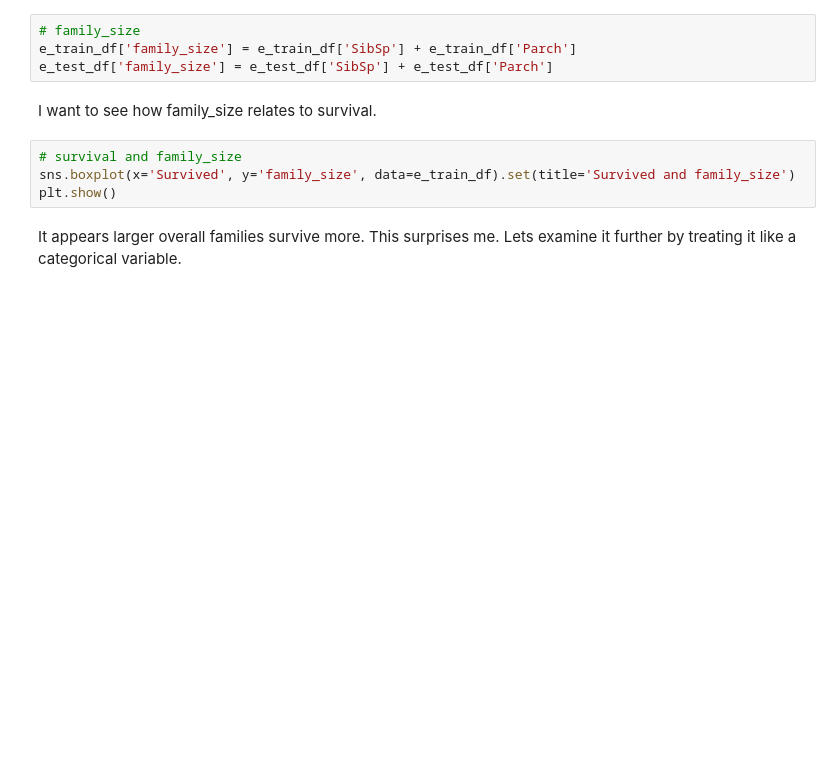
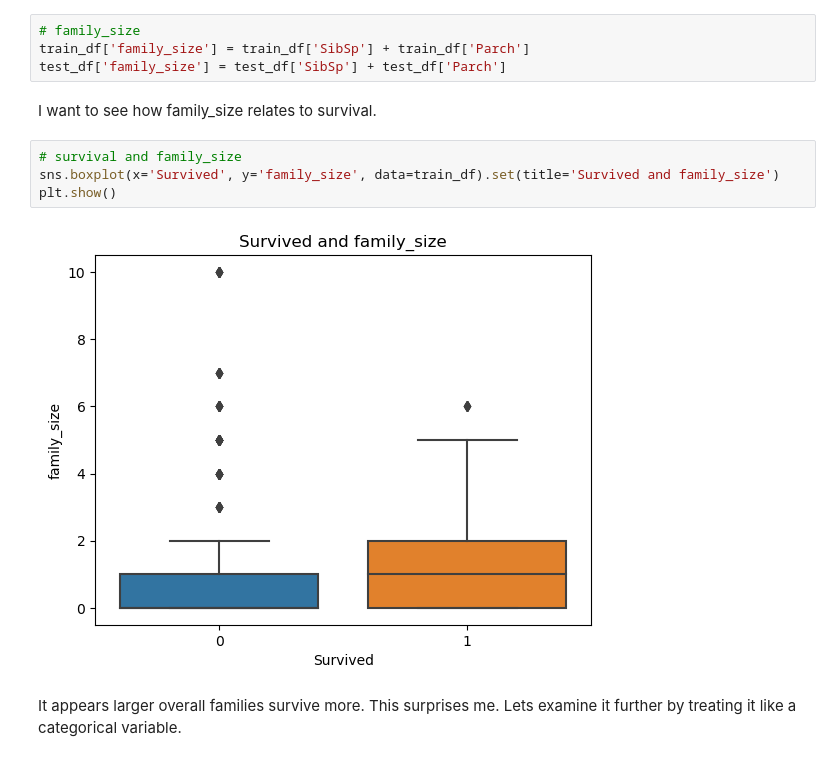
Before and after one commit to levimjoseph/kaggle-public, a Jupyter notebook: titanic-classification.ipynb, the cells around one changed output. Saved outputs shown, nothing was run; the diff lists cells and outputs as text; blank space fills up the shorter version.

```diff
--- a/titanic-classification.ipynb
+++ b/titanic-classification.ipynb
@@ -501,14 +504,16 @@ Pclass correlates with having been assigned a cabin.
 Family size is total amount of siblings, spouses, parents and children.
 # %%
 # family_size
-e_train_df['family_size'] = e_train_df['SibSp'] + e_train_df['Parch']
-e_test_df['family_size'] = e_test_df['SibSp'] + e_test_df['Parch']
+train_df['family_size'] = train_df['SibSp'] + train_df['Parch']
+test_df['family_size'] = test_df['SibSp'] + test_df['Parch']
 # %% [markdown]
 I want to see how family_size relates to survival.
 # %%
 # survival and family_size
-sns.boxplot(x='Survived', y='family_size', data=e_train_df).set(title='Survived and family_size')
+sns.boxplot(x='Survived', y='family_size', data=train_df).set(title='Survived and family_size')
 plt.show()
+# %% [output]
+[figure, added]
 # %% [markdown]
 It appears larger overall families survive more. This surprises me. Lets examine it further by treating it like a categorical variable.
 # %%
```
Also changed, not shown: parts of 33 cells of this notebook.
